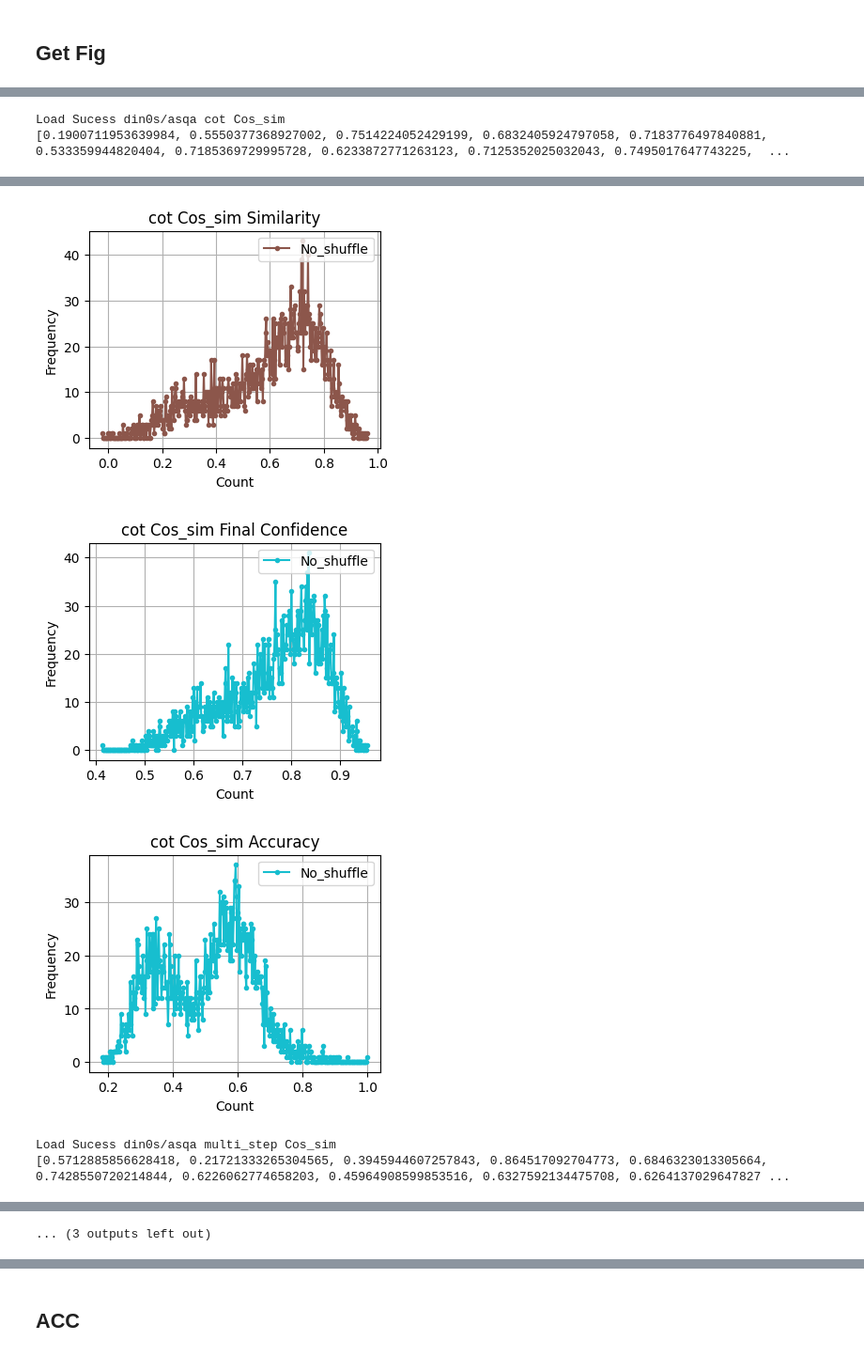
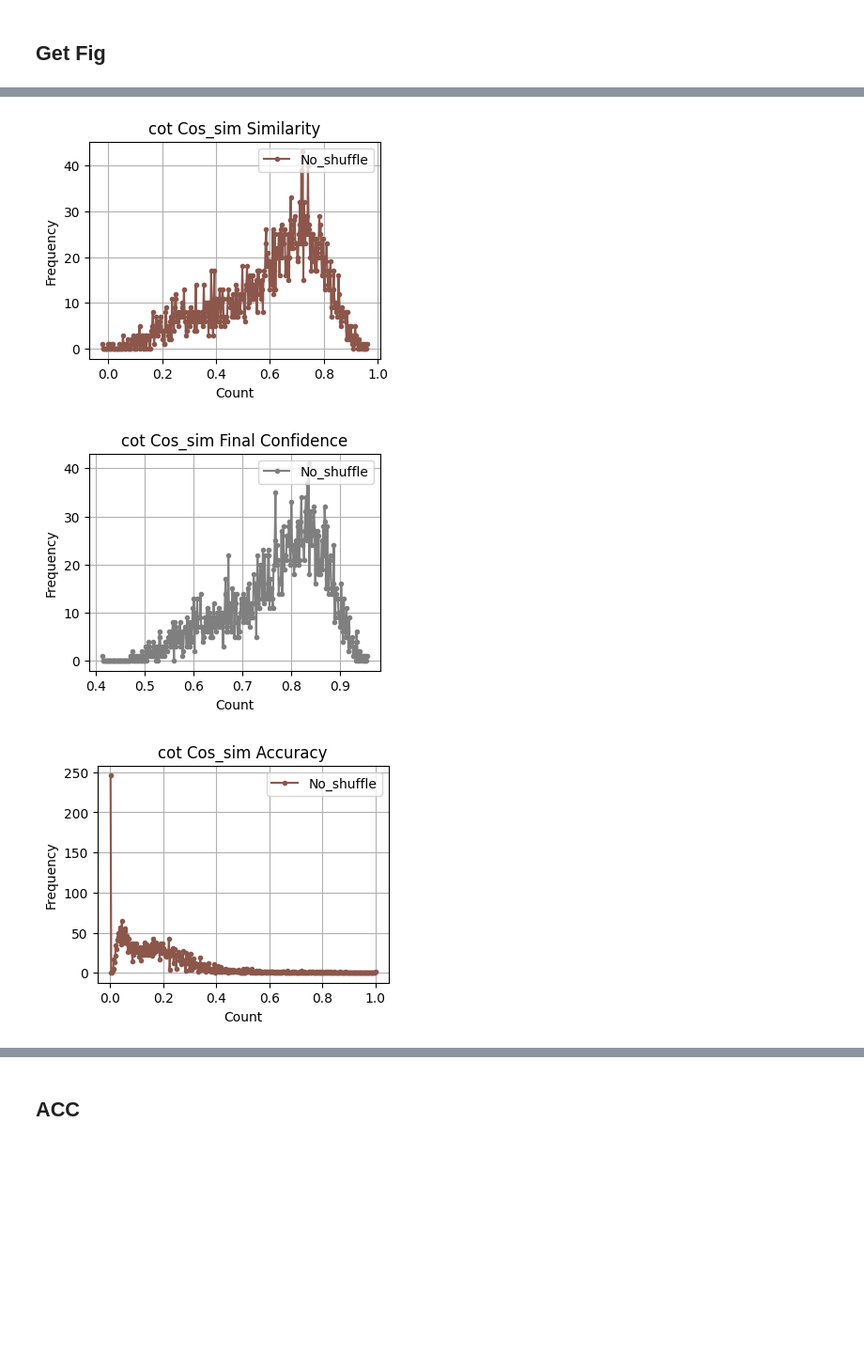
Before and after one commit to Qmaoboy/Confidence-is-all-you-need, a Jupyter notebook: pre_experiment.ipynb, the cells around one changed output, grey strips where cells are left out. Shown at 94% size. Drawn from its saved outputs; the diff is of its cells as text; code cells hidden in the pictures; blank space fills up the shorter version.

```diff
--- a/pre_experiment.ipynb
+++ b/pre_experiment.ipynb
@@ -0,0 +1,11 @@
+# %%
+from datasets import load_dataset
+dataset=load_dataset("din0s/asqa")['train']
+qa_pairs=""
+print(dataset)
+for idx,i in enumerate(dataset):
+    qa_pairs+=f"Q:{i['ambiguous_question']}\nA:{i['annotations'][0]['long_answer']}\n\n"
+    if idx==8:
+        break
+with open("standard_base_asqa.txt",'w') as f:
+    f.writelines(qa_pairs)
@@ -0,0 +17,10 @@
+# %%
+import json
+from random import randint
+with open('CAPR/exmaple.json','r') as f:
+    data=json.load(f)
+
+show_index=randint(0,len(data)-1)
+for k,v in data[show_index].items():
+    print(k)
+    print(v)
@@ -197,9 +258,7 @@ def show_plot_graph(vector,title,File_name,stretagy="",sim="",datafile_name="",l
 
     # 計算每個柱的中心點
     bin_centers = (bin_edges[:-1] + bin_edges[1:]) / 2
-
     # plt.hist(vector, bins=30, alpha=0.3, color='gray', edgecolor='black')
-
     plt.plot(bin_centers,counts, marker='.',linestyle='-', color=colors[random.randint(0,len(colors)-1)],label=label)
     # Add a title and labels
     plt.title(f'{title}')
@@ -211,7 +270,7 @@ def show_plot_graph(vector,title,File_name,stretagy="",sim="",datafile_name="",l
     plt.legend(loc='upper right')
     # Show plot
     plt.savefig(f"PACE/picture/histogram/{File_name}/{datafile_name}.png")
-    plt.show()
+    # plt.show()
     plt.clf
 
 
@@ -225,7 +284,7 @@ def Update_Fig(activate_time,shuffle):
     simi_models=["Cos_sim"]
     datasets=["din0s/asqa"]
     api_model='gpt-3.5-turbo-0125'
-    acc_model='f1'
+    acc_model='rougeL'
 
     stretagy=["vanilla",'cot',"multi_step"]
 
@@ -236,10 +295,9 @@ def Update_Fig(activate_time,shuffle):
                     # conf_list,Final_conf_list,simi_list,acc_list=[],[],[],[]
                     if dd['dataset']==dataset and dd['sim_model']==sim and dd['Stratagy']==k and dd['acc_model']==acc_model:
                         print(f"Load Sucess {dataset} {k} {sim}")
-                        # conf_list.append(dd['Conf'])
-                        # Final_conf_list.append(dd['Pace_Conf'])
-                        # simi_list.append(dd['Simi'])
-                        # acc_list.append(dd['Accuracy'])
+                        print(f"Accuracy {np.mean(np.array(dd['Accuracy']))}")
+                        print(f"ECE {np.mean(np.array(dd['ece']))}")
+                        print(f"AUROC {np.mean(np.array(dd['auroc']))}")
                         dataset_path=dataset.replace("/","_")
                         print(dd['Simi'])
                         show_plot_graph(dd['Conf'],File_name=f"{activate_time}_{isshuffle_str}",title=f"{k} {sim} Confidence",stretagy=k,sim=f"{sim}",datafile_name=f"{dataset_path}_{isshuffle_str}_{sim}_{k}_Confidence",label=f"{isshuffle_str}")
@@ -261,2 +331,0 @@ Load Sucess din0s/asqa vanilla Cos_sim
-Load Sucess din0s/asqa cot Cos_sim
-[0.1900711953639984, 0.5550377368927002, 0.7514224052429199, 0.6832405924797058, 0.7183776497840881, 0.533359944820404, 0.7185369729995728, 0.6233872771263123, 0.7125352025032043, 0.7495017647743225,  ...
@@ -264,5 +333,3 @@ Load Sucess din0s/asqa cot Cos_sim
 [figure]
-[figure, old version]
+[figure, new version]
-[figure, old version]
+[figure, new version]
-Load Sucess din0s/asqa multi_step Cos_sim
-[0.5712885856628418, 0.21721333265304565, 0.3945944607257843, 0.864517092704773, 0.6846323013305664, 0.7428550720214844, 0.6226062774658203, 0.45964908599853516, 0.6327592134475708, 0.6264137029647827 ...
@@ -270 +336,0 @@ Load Sucess din0s/asqa multi_step Cos_sim
-... (3 outputs left out)
```
Also changed, not shown: parts of 6 cells of this notebook, 50 other files.
